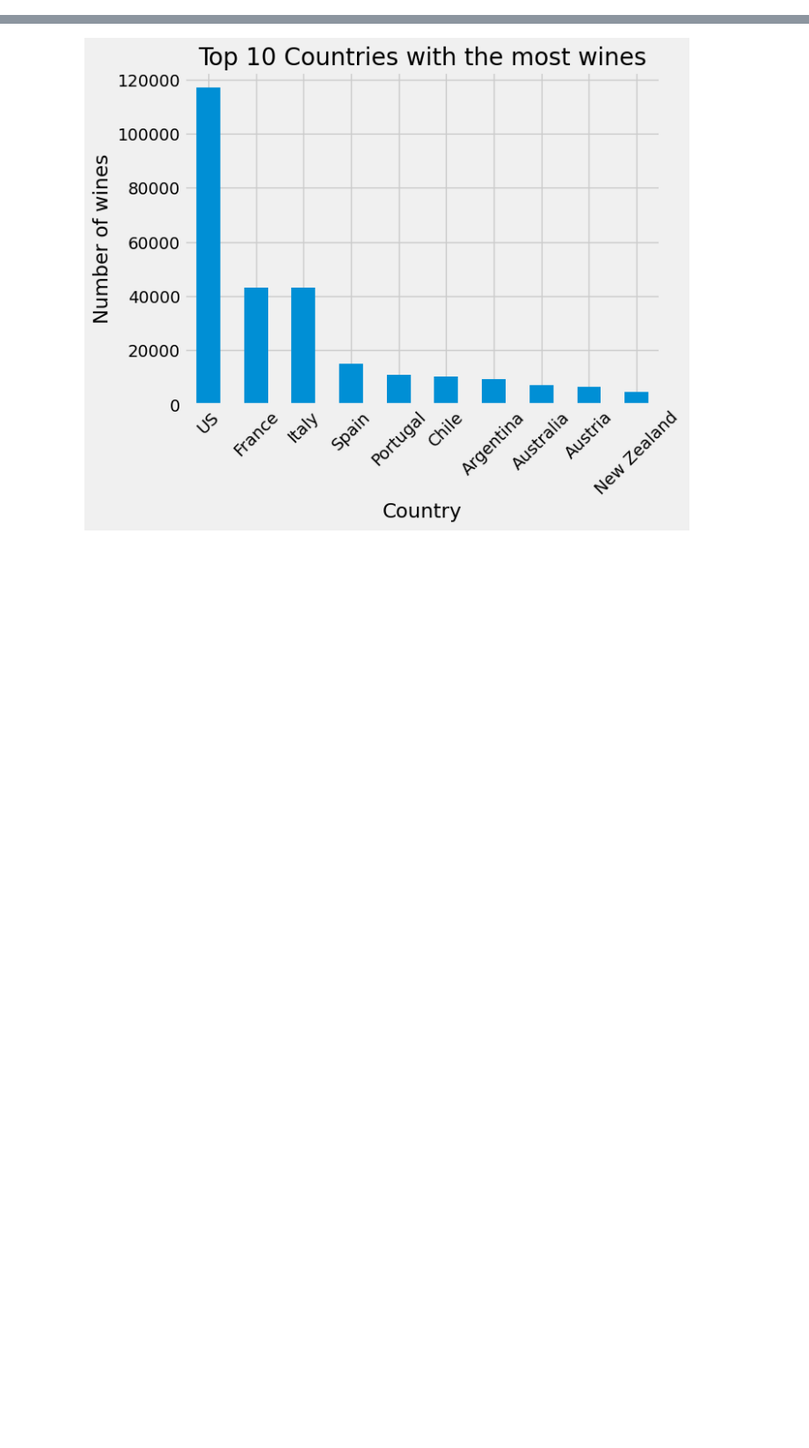
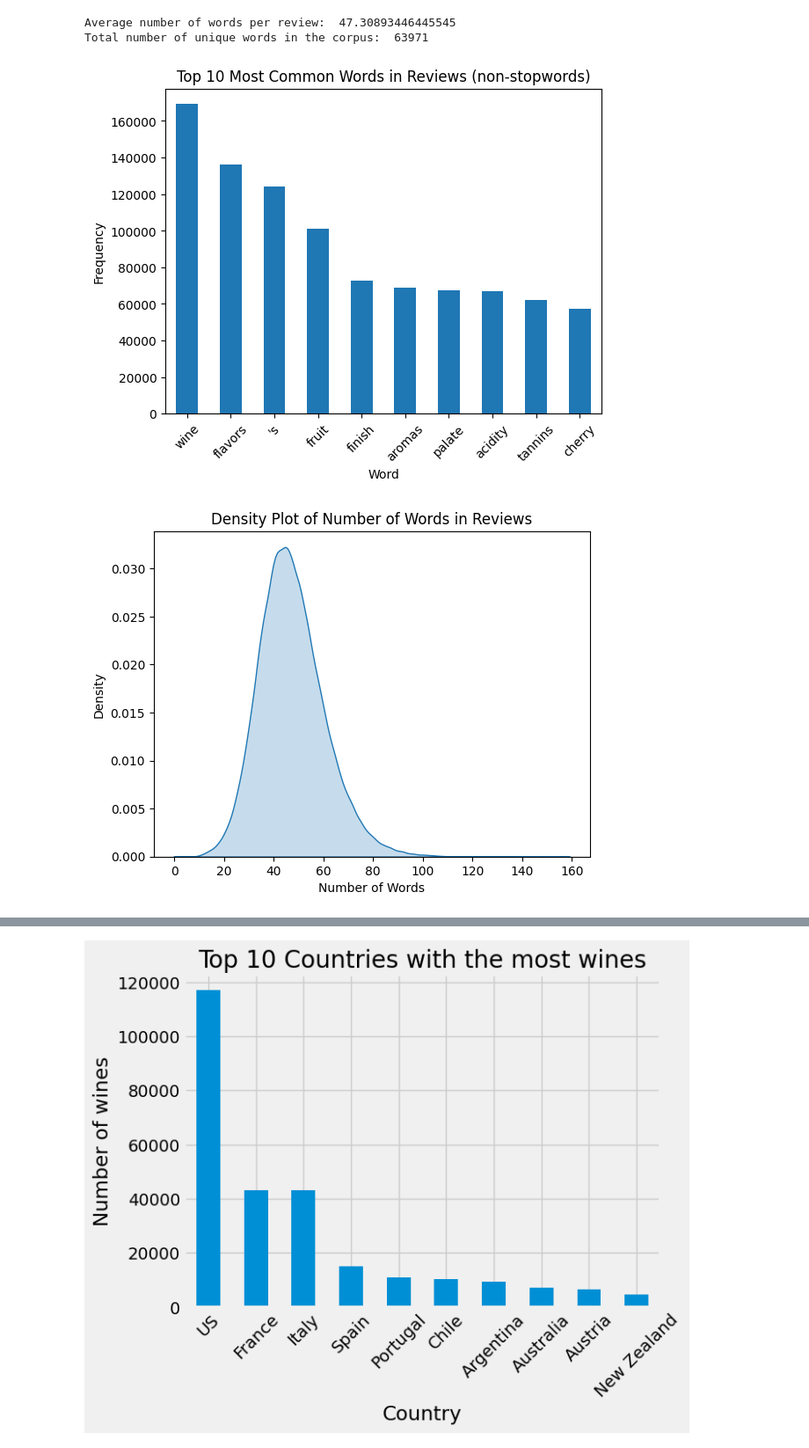
Before and after one commit to sdisorbo/wine_somMLier, a Jupyter notebook: eda_data_split.ipynb, the cells around one changed output, grey strips where cells are left out. Shown at 88% size. Drawn from its saved outputs; the diff is of its cells as text; code cells hidden in the pictures; blank space fills up the shorter version.

Commit message:
Added review analysis

```diff
--- a/eda_data_split.ipynb
+++ b/eda_data_split.ipynb
@@ -2,11 +2,24 @@
 import pandas as pd
 import numpy as np
 import matplotlib.pyplot as plt
+import nltk
+import seaborn as sns
+from nltk import tokenize
+from nltk.corpus import stopwords
+from sklearn.feature_extraction.text import CountVectorizer
 
+nltk.download('stopwords')
+
+# #load data
+# wine_data1 = pd.read_csv('/Users/samdisorbo/Documents/code/python_projects/eecs448/wine/archive/winemag-data-130k-v2.csv')
+# #Load other wine csv
+# wine_data2 = pd.read_csv('/Users/samdisorbo/Documents/code/python_projects/eecs448/wine/archive/winemag-data_first150k.csv')
+
+#zach
 #load data
-wine_data1 = pd.read_csv('/Users/samdisorbo/Documents/code/python_projects/eecs448/wine/archive/winemag-data-130k-v2.csv')
+wine_data1 = pd.read_csv('/mnt/c/Users/Owner/OneDrive/Documents/Eecs 448/Project/winemag-data-130k-v2.csv')
 #Load other wine csv
-wine_data2 = pd.read_csv('/Users/samdisorbo/Documents/code/python_projects/eecs448/wine/archive/winemag-data_first150k.csv')
+wine_data2 = pd.read_csv('/mnt/c/Users/Owner/OneDrive/Documents/Eecs 448/Project/winemag-data_first150k.csv')
 
 #combine the two dataframes
 wine_data = pd.concat([wine_data1, wine_data2])
@@ -73,3 +109,6 @@ Wine with the most reviews:  Gloria Ferrer NV Sonoma Brut Sparkling (Sonoma Coun
 Number of reviews:  11
 Number of wines with only one review:  108104
 Total number of rows:  280901
+# %%
+description_tokenized = wine_data['description'].apply(lambda x: tokenize.word_tokenize(x))
+description_tokenized.head(10)
@@ -75,0 +127,55 @@ Total number of rows:  280901
+# %%
+#print the average number of words per review
+avg_words = description_tokenized.apply(lambda x: len(x)).mean()
+print("Average number of words per review: ", avg_words)
+
+#print the total number of unique words (the dictionary)
+flattened_tokens = description_tokenized.explode()
+n_words_unique = flattened_tokens.nunique()
+print("Total number of unique words in the corpus: ", n_words_unique)
+
+#bar chart of the most frequently-occuring non-stopwords
+stop_words = set(stopwords.words('english'))
+filtered_tokens = flattened_tokens[~flattened_tokens.str.lower().isin(stop_words)]
+filtered_tokens = filtered_tokens[filtered_tokens.str.len() > 1]
+word_counts = filtered_tokens.value_counts()
+word_counts.head(10).plot(kind='bar')
+plt.xticks(rotation=45)
+plt.title('Top 10 Most Common Words in Reviews (non-stopwords)')
+plt.xlabel('Word')
+plt.ylabel('Frequency')
+plt.show()
+
+#bar chart of the most frequently-occuring n_grams
+# cv = CountVectorizer(ngram_range=(2,2))
+# bigrams = cv.fit_transform(wine_data['description'])
+# count_values = bigrams.toarray().sum(axis=0)
+# ngram_freq = pd.DataFrame(sorted([(count_values[i], k) for k, i in cv.vocabulary_.items()], reverse = True))
+# ngram_freq.columns = ["frequency", "ngram"]
+
+#display the number of words in reviews as a histogram/density plot
+description_lengths = description_tokenized.apply(len)
+sns.kdeplot(data=description_lengths, fill=True)
+plt.xlabel('Number of Words')
+plt.ylabel('Density')
+plt.title('Density Plot of Number of Words in Reviews')
+plt.show()
+
+#display average number of words per taster
+description_taster = wine_data[['description','taster_name']]
+description_taster['description_tokenized'] = description_taster['description'].apply(nltk.word_tokenize)
+description_taster['num_words'] = description_taster['description_tokenized'].apply(len)
+avg_words_per_taster = description_taster.groupby('taster_name')['num_words'].mean()
+
+# Plot the average number of words per reviewer as a bar chart
+avg_words_per_taster.plot(kind='bar')
+plt.xlabel('Taster')
+plt.ylabel('Average Number of Words')
+plt.title('Average Number of Words per Taster')
+plt.xticks(rotation=45)
+plt.show()
+# %% [output]
+Average number of words per review:  47.30893446445545
+Total number of unique words in the corpus:  63971
+[figure, added]
+[figure, added]
```
Also changed, not shown: parts of 5 cells of this notebook.
